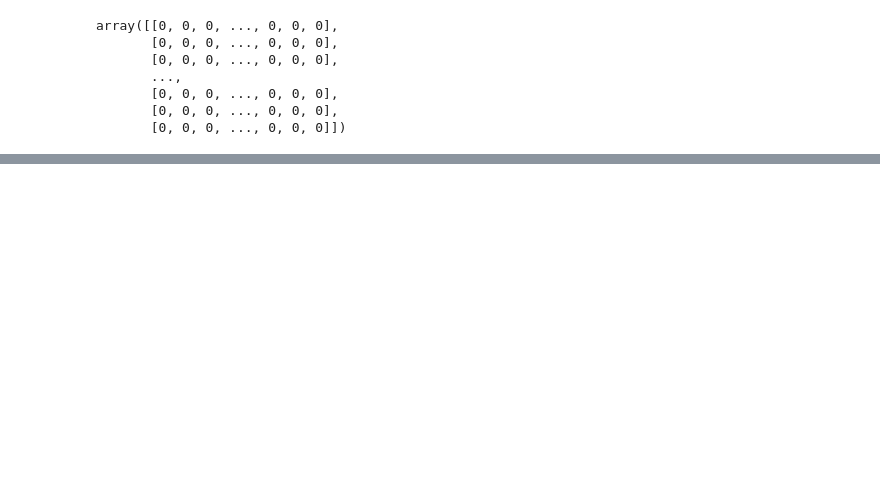
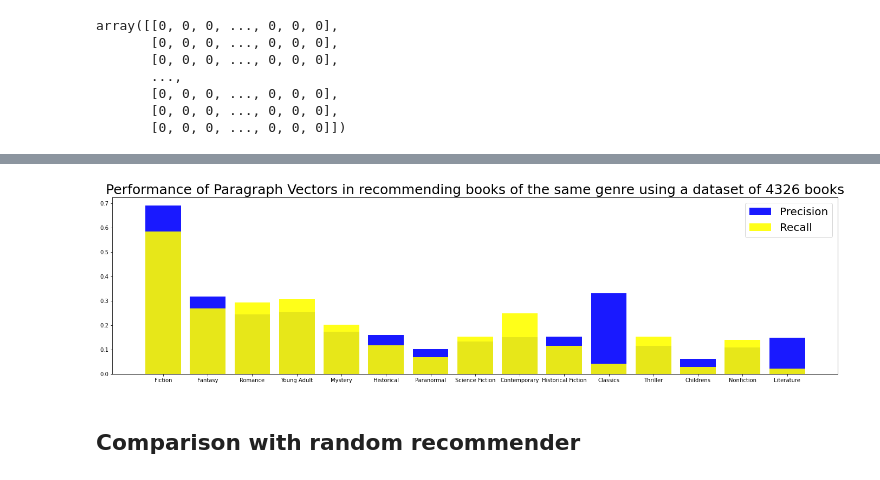
Before and after one commit to vanikanoria/Book-Recommendation_Systems, a Jupyter notebook: Compare_genres_paragraph_smalldataset.ipynb, the cells around one changed output, grey strips where cells are left out. Cells and saved outputs as stored; diff of their text form; code cells hidden in the pictures; blank space fills up the shorter version.

```diff
--- a/Compare_genres_paragraph_smalldataset.ipynb
+++ b/Compare_genres_paragraph_smalldataset.ipynb
@@ -60,7 +60,7 @@ num_genres
 Original books genres -> matrix
 # %%
 #Read in recommendations as df
-avg_word_recs_df = pd.read_csv('paragraph_vec_recs_small_dataset.csv')
+paragraph_recs_df = pd.read_csv('paragraph_vec_recs_small_dataset.csv')
 # %%
 orig_book_indices = list(books_df.index)
 # %%
@@ -71,5 +71,5 @@ num_orig_books
 # %%
-recommended_books_df = avg_word_recs_df
+recommended_books_df = paragraph_recs_df
 recommended_books_df.head()
 # %% [output]
 |  | Unnamed: 0 | book_id | isbn | book_authors | book_title | genres | similarity_scores | orig_book_idx |
@@ -126,7 +128,7 @@ recommended_books_df.shape
 # %%
-#binarizer to transform between labels and a multilabel format
+#Multilabel binarizer to transform between labels and a multilabel format
 mlb = MultiLabelBinarizer()
 #fit the binarizer to the list of genres
-mlb.fit([unique_genres_list])
+mlb.fit([sorted(unique_genres_list)])
 # %% [output]
 MultiLabelBinarizer()
@@ -273,0 +266,15 @@ weighted avg       0.19      0.17      0.17    224420
+# %%
+counter=collections.Counter(genres_list)
+most_popular_genres_list = [value for value, count in counter.most_common(15)]
+eval_metrics_pop = pd.DataFrame()
+eval_metrics_pop.loc[:,'genre'] = most_popular_genres_list
+eval_metrics_pop.loc[:,'precision']=''
+eval_metrics_pop.loc[:,'recall']=''
+eval_metrics_pop.loc[:,'f1score']=''
+precision_list = []
+for j in range(len(most_popular_genres_list)):
+    genre = most_popular_genres_list[j]
+    i = unique_genres_list.index(genre)
+    eval_metrics_pop.iloc[j,1] = precision_score(y_expected[:,i], y_pred[:,i])
+    eval_metrics_pop.iloc[j,2] = recall_score(y_expected[:,i], y_pred[:,i])
+    eval_metrics_pop.iloc[j,3]= f1_score(y_expected[:,i], y_pred[:,i])
@@ -273,0 +302,12 @@ weighted avg       0.19      0.17      0.17    224420
+# %%
+plt.figure(figsize=(24,6))
+plt.bar(x=eval_metrics_pop.genre, height = eval_metrics_pop.precision, color = 'blue', alpha=0.9, label='Precision')
+plt.bar(x=eval_metrics_pop.genre, height = eval_metrics_pop.recall, color = 'yellow', alpha=0.9, label='Recall')
+plt.legend(prop={'size': 20})
+plt.title('Performance of Paragraph Vectors in recommending books of the same genre using a dataset of 4326 books', size=25)
+#plt.savefig('Paragraph_top_15_small_dataset_bar_chart.png')
+plt.show()
+# %% [output]
+[figure, added]
+# %% [markdown]
+## Comparison with random recommender
```
Also changed, not shown: parts of 54 cells of this notebook, 3 other files.
